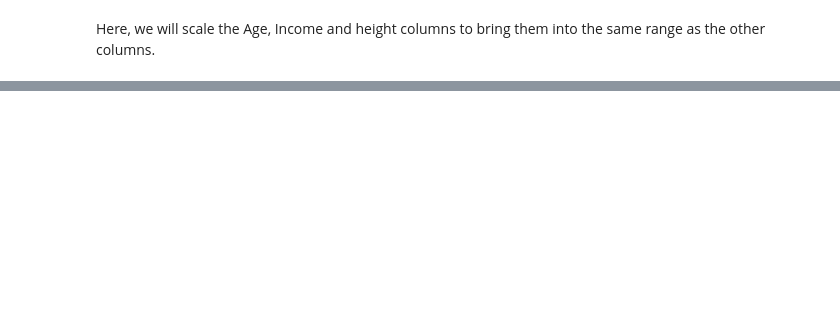
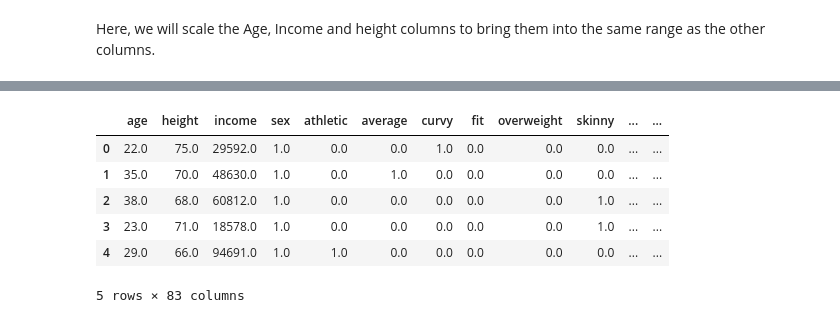
Before and after one commit to Manochitra20/OkCupid_Dating_with_ML, a Jupyter notebook: Mano/Profile_preprocessing.ipynb, the cells around one changed output, grey strips where cells are left out. Saved outputs shown, nothing was run; the diff lists cells and outputs as text; code cells hidden in the pictures; blank space fills up the shorter version.

```diff
--- a/Mano/Profile_preprocessing.ipynb
+++ b/Mano/Profile_preprocessing.ipynb
@@ -380,3 +380,15 @@ cluster_clean.head()
+# %%
+#cluster_clean=cluster_clean.drop(columns= 'declined', axis=1)
+cluster_clean=cluster_clean.drop(columns= 'declined to answer', axis=1)
+cluster_clean.head()
+# %% [output]
+|  | age | height | income | sex | athletic | average | curvy | fit | overweight | skinny | ... | ... |
+| 0 | 22.0 | 75.0 | 29592.0 | 1.0 | 0.0 | 0.0 | 1.0 | 0.0 | 0.0 | 0.0 | ... | ... |
+| 1 | 35.0 | 70.0 | 48630.0 | 1.0 | 0.0 | 1.0 | 0.0 | 0.0 | 0.0 | 0.0 | ... | ... |
+| 2 | 38.0 | 68.0 | 60812.0 | 1.0 | 0.0 | 0.0 | 0.0 | 0.0 | 0.0 | 1.0 | ... | ... |
+| 3 | 23.0 | 71.0 | 18578.0 | 1.0 | 0.0 | 0.0 | 0.0 | 0.0 | 0.0 | 1.0 | ... | ... |
+| 4 | 29.0 | 66.0 | 94691.0 | 1.0 | 1.0 | 0.0 | 0.0 | 0.0 | 0.0 | 0.0 | ... | ... |
+5 rows × 83 columns
 # %%
 # Saving cleaned data
 file_path = Path("cluster_clean.csv")
```
Also changed, not shown: parts of 3 cells of this notebook, 21 other files.
